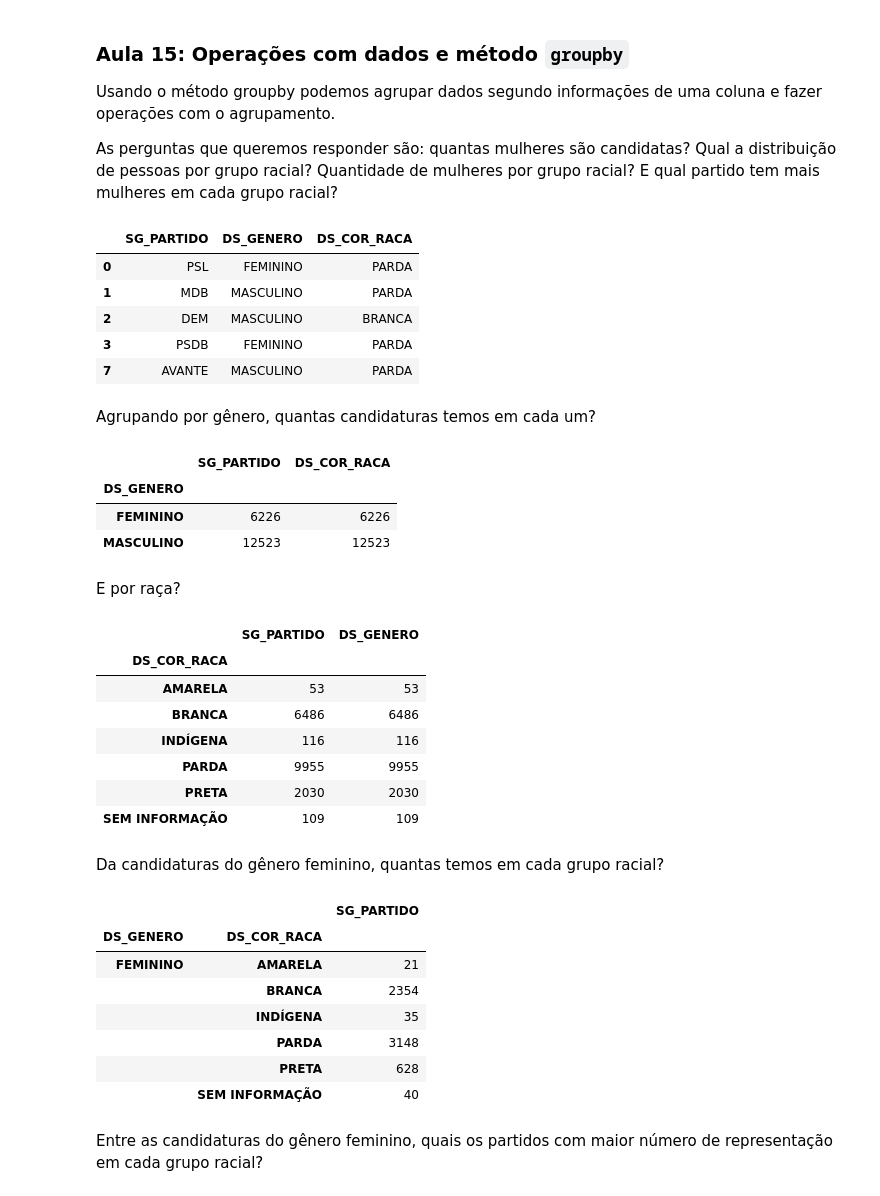
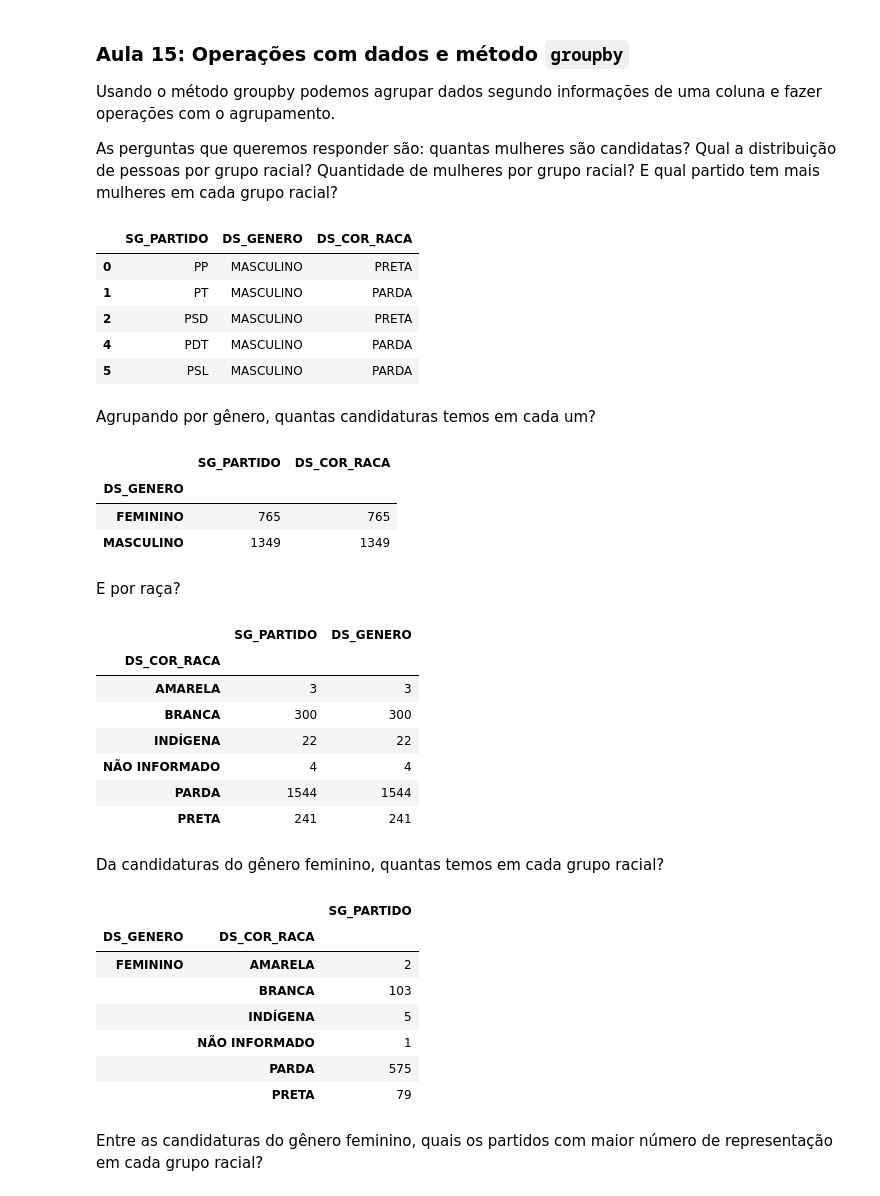
Before and after one commit to escola-de-dados/python-inovacao-civica, a Jupyter notebook: semana_2/estatistica.ipynb, the cells around one changed output. Drawn from its saved outputs; the diff is of its cells as text; code cells hidden in the pictures.

```diff
--- a/semana_2/estatistica.ipynb
+++ b/semana_2/estatistica.ipynb
@@ -226,5 +219,5 @@ df_vereadores_pe_rn_reduzido_aptas_deferidas_2.shape
 # %%
-df_vereadores_pe_rn = df_vereadores_pe_rn_reduzido_aptas_deferidas_2.copy()
+df_vereadores_ap_pa = df_vereadores_ap_pa_reduzido_aptas_deferidas_2.copy()
 # %% [markdown]
 ## Sua vez, crie um dataframe com apenas os nomes e partidos das pessoas candidatas que se autodeclararam como 'PARDA', 'PRETA' e 'INDÍGENA'
 # %% [markdown]
@@ -271,5 +264,5 @@ df_vereadores_pe_rn_nomes.sort_values(by=['NM_SOCIAL_CANDIDATO', 'NM_CANDIDATO']
 Podemos criar uma nova coluna a partir de operações sobre outras colunas. No exemplo abaixo vamos descobrir o gasto médio diário declarado por cada candidatura.
 # %%
 total_dias_campanha = 45
-df_vereadores_pe_rn['GASTO_DIARIO'] = df_vereadores_pe_rn['VR_DESPESA_MAX_CAMPANHA'] / total_dias_campanha
+df_vereadores_ap_pa['GASTO_DIARIO'] = df_vereadores_ap_pa['VR_DESPESA_MAX_CAMPANHA'] / total_dias_campanha
 # %%
@@ -344,54 +335,54 @@ Usando o método groupby podemos agrupar dados segundo informações de uma colu
 As perguntas que queremos responder são: quantas mulheres são candidatas? Qual a distribuição de pessoas por grupo racial? Quantidade de mulheres por grupo racial? E qual partido tem mais mulheres em cada grupo racial?
 # %%
 colunas_desejadas = ['SG_PARTIDO', 'DS_GENERO', 'DS_COR_RACA']
-filtro = df_vereadores_pe_rn['SG_UF'] == 'PE'
+filtro = df_vereadores_ap_pa['SG_UF'] == 'AP'
 # %%
-df_vereadores_pe_sexo_raca = df_vereadores_pe_rn.loc[filtro, colunas_desejadas]
+df_vereadores_ap_sexo_raca = df_vereadores_ap_pa.loc[filtro, colunas_desejadas]
 # %%
-df_vereadores_pe_sexo_raca.head()
+df_vereadores_ap_sexo_raca.head()
 # %% [output]
 |  | SG_PARTIDO | DS_GENERO | DS_COR_RACA |
-| 0 | PSL | FEMININO | PARDA |
-| 1 | MDB | MASCULINO | PARDA |
-| 2 | DEM | MASCULINO | BRANCA |
-| 3 | PSDB | FEMININO | PARDA |
-| 7 | AVANTE | MASCULINO | PARDA |
+| 0 | PP | MASCULINO | PRETA |
+| 1 | PT | MASCULINO | PARDA |
+| 2 | PSD | MASCULINO | PRETA |
+| 4 | PDT | MASCULINO | PARDA |
+| 5 | PSL | MASCULINO | PARDA |
 # %% [markdown]
 Agrupando por gênero, quantas candidaturas temos em cada um?
 # %%
-df_vereadores_pe_sexo_raca.groupby(['DS_GENERO']).count()
+df_vereadores_ap_sexo_raca.groupby(['DS_GENERO']).count()
 # %% [output]
 |  | SG_PARTIDO | DS_COR_RACA |
 | DS_GENERO |  |  |
-| FEMININO | 6226 | 6226 |
-| MASCULINO | 12523 | 12523 |
+| FEMININO | 765 | 765 |
+| MASCULINO | 1349 | 1349 |
 # %% [markdown]
 E por raça?
 # %%
-df_vereadores_pe_sexo_raca.groupby(['DS_COR_RACA']).count()
+df_vereadores_ap_sexo_raca.groupby(['DS_COR_RACA']).count()
 # %% [output]
 |  | SG_PARTIDO | DS_GENERO |
 | DS_COR_RACA |  |  |
-| AMARELA | 53 | 53 |
-| BRANCA | 6486 | 6486 |
-| INDÍGENA | 116 | 116 |
-| PARDA | 9955 | 9955 |
-| PRETA | 2030 | 2030 |
-| SEM INFORMAÇÃO | 109 | 109 |
+| AMARELA | 3 | 3 |
+| BRANCA | 300 | 300 |
+| INDÍGENA | 22 | 22 |
+| NÃO INFORMADO | 4 | 4 |
+| PARDA | 1544 | 1544 |
+| PRETA | 241 | 241 |
 # %% [markdown]
 Da candidaturas do gênero feminino, quantas temos em cada grupo racial?
 # %%
-df_vereadores_pe_sexo_raca[df_vereadores_pe_sexo_raca['DS_GENERO'] == 'FEMININO'].groupby(
+df_vereadores_ap_sexo_raca[df_vereadores_ap_sexo_raca['DS_GENERO'] == 'FEMININO'].groupby(
     ['DS_GENERO', 'DS_COR_RACA']).count()
 # %% [output]
 |  |  | SG_PARTIDO |
 | DS_GENERO | DS_COR_RACA |  |
-| FEMININO | AMARELA | 21 |
-|  | BRANCA | 2354 |
-|  | INDÍGENA | 35 |
-|  | PARDA | 3148 |
-|  | PRETA | 628 |
-|  | SEM INFORMAÇÃO | 40 |
+| FEMININO | AMARELA | 2 |
+|  | BRANCA | 103 |
+|  | INDÍGENA | 5 |
+|  | NÃO INFORMADO | 1 |
+|  | PARDA | 575 |
+|  | PRETA | 79 |
 # %% [markdown]
 Entre as candidaturas do gênero feminino, quais os partidos com maior número de representação em cada grupo racial?
 # %%
```
Also changed, not shown: parts of 33 cells of this notebook, 1 other file.
